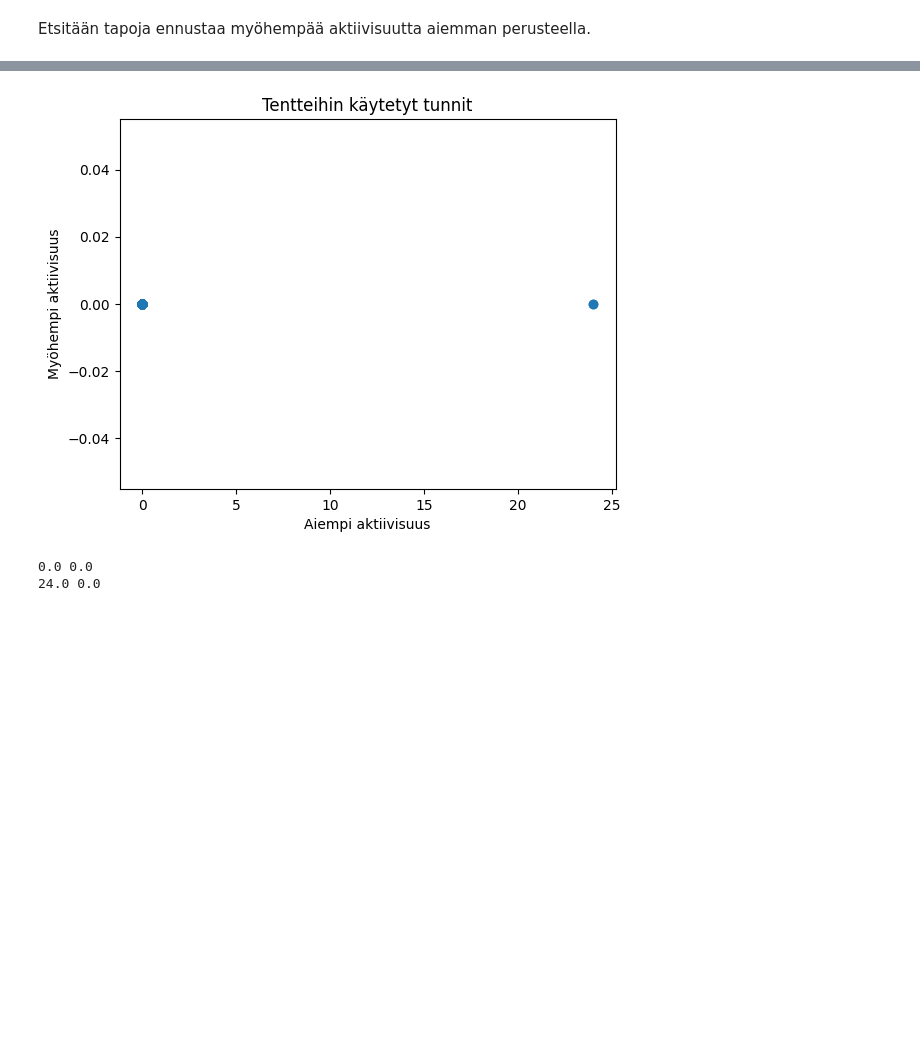
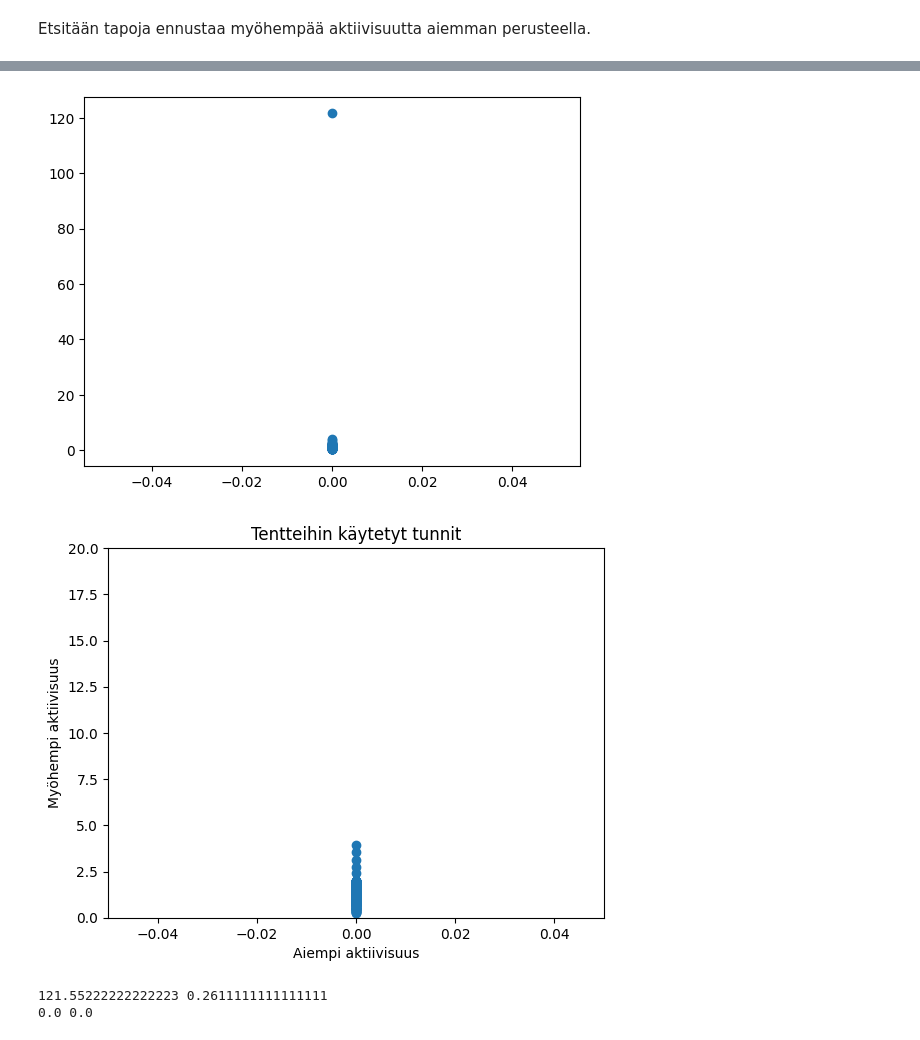
Before and after one commit to Colabres/moodle-analytics-pipeline, a Jupyter notebook: Data_exploraatioJT.ipynb, the cells around one changed output, grey strips where cells are left out. Cells and saved outputs as stored; diff of their text form; code cells hidden in the pictures; blank space fills up the shorter version.

```diff
--- a/Data_exploraatioJT.ipynb
+++ b/Data_exploraatioJT.ipynb
@@ -2,7 +2,7 @@
 import pandas as pd
 import numpy as np
 # %%
-logs = pd.read_csv("ALL_logs_kurssidata.csv")
+logs = pd.read_csv("ALL_logs_kurssidata.csv", sep=";")
 print(logs.columns)
 print(logs.head(6))
 print(logs.dtypes)
@@ -117,9 +173,11 @@ del descs
 Haetaan päivämäärät
 # %%
 from datetime import datetime, timedelta
-logs1["Aika"] = pd.to_datetime(logs1["Aika"], format="%d.%m.%Y")
+logs1["Aika"] = pd.to_datetime(logs1["Aika"], format="%d.%m.%Y, %H.%M.%S")
 print(logs1["Aika"].head(5))
-print(logs1["Aika"].max())
-print(logs1["Aika"].min())
-print((logs1["Aika"].max()-logs1["Aika"].min()).days)
+start = logs1["Aika"].min()
+end = logs1["Aika"].max()
+print(end)
+print(start)
+print((end-start).days)
 # %% [output]
@@ -167,22 +225,21 @@ print(earlyavgs.max(), earlyavgs.min())
 # %%
-activity = logs1[logs1["Kuvaus"].isin(["Tenttivastaus palautettu", "Palautus on lähetetty"])]
-neljannes = ((activity["Aika"].max()-activity["Aika"].min()))/4
-early = activity[activity["Aika"]-activity["Aika"].min() <= neljannes]
-later = activity[activity["Aika"]-activity["Aika"].min() > neljannes]
+activity = logs1[logs1["Tapahtuman nimi"].isin(["Tenttivastaus palautettu", "Palautus on lähetetty"])]
+early = activity[activity["Aika"]-start <= neljannes]
+later = activity[activity["Aika"]-start > neljannes]
 earlyavgs = np.empty(shape=0)
 lateravgs = np.empty(shape=0)
 for i in ids:
     sr = "The user with id '"+i
-    earlyactivity = len(early[early["Alkuperä"].str.startswith(sr) == True].index) + len(early[early["Unnamed: 6"].str.startswith(sr) == True].index)
-    lateractivity = len(later[later["Alkuperä"].str.startswith(sr) == True].index) + len(later[later["Unnamed: 6"].str.startswith(sr) == True].index)
+    earlyactivity = len(early[early["Kuvaus"].str.startswith(sr) == True].index)
+    lateractivity = len(later[later["Kuvaus"].str.startswith(sr) == True].index)
     earlyavgs = np.append(earlyavgs, earlyactivity/neljannes.days)
     lateravgs = np.append(lateravgs, lateractivity/(((activity["Aika"].max()-activity["Aika"].min())).days-neljannes.days))
 plt.scatter(earlyavgs, lateravgs)
 plt.show()
 plt.title("Palautus aktiivisuus per päivä")
-plt.xlim(0, 0.2)
+plt.xlim(0, 0.1)
 plt.xlabel("Aiempi aktiivisuus")
-plt.ylim(0, 0.2)
+plt.ylim(-2, 0)
 plt.ylabel("Myöhempi aktiivisuus")
 plt.scatter(earlyavgs, lateravgs)
 plt.show()
@@ -196,14 +253,14 @@ print(earlyavgs.max(), earlyavgs.min())
 # %%
-activity = logs1[logs1["Kuvaus"].isin(["Tenttivastaus palautettu", "Tenttiin vastaaminen aloitettu"])]
+activity = logs1[logs1["Tapahtuman nimi"].isin(["Tenttivastaus palautettu", "Tenttiin vastaaminen aloitettu"])]
 neljannes = ((activity["Aika"].max()-activity["Aika"].min()))/4
-early = activity[activity["Aika"]-activity["Aika"].min() <= neljannes]
-later = activity[activity["Aika"]-activity["Aika"].min() > neljannes]
+early = activity[activity["Aika"]-start <= neljannes]
+later = activity[activity["Aika"]-start > neljannes]
 earlyavgs = np.empty(shape=0)
 lateravgs = np.empty(shape=0)
 for i in ids:
     sr = "The user with id '"+i
-    earlyactivity = pd.concat([early[early["Alkuperä"].str.startswith(sr) == True], early[early["Unnamed: 6"].str.startswith(sr) == True]])
-    lateractivity = pd.concat([later[later["Alkuperä"].str.startswith(sr) == True], later[later["Unnamed: 6"].str.startswith(sr) == True]])
+    earlyactivity = pd.concat([early[early["Kuvaus"].str.startswith(sr) == True]])
+    lateractivity = pd.concat([later[later["Kuvaus"].str.startswith(sr) == True]])
     earlyactivity = earlyactivity.sort_values(by="Aika").to_numpy()
     lateractivity = lateractivity.sort_values(by="Aika").to_numpy()
 #    if len(earlyactivity) > 0:
@@ -215,37 +272,42 @@ for i in ids:
     start_time = None
     if len(earlyactivity) > 0:
         for l in earlyactivity:
-            if l[4] == "Tenttiin vastaaminen aloitettu":#Kuvaus
+            if l[3] == "Tenttiin vastaaminen aloitettu":#Tapahtuman nimi
                 if counter == 0:
                     start_time = l[0]
                 counter += 1
             else:
                 counter -= 1
                 if counter == 0:
                     total_time += (l[0]-start_time).total_seconds()/3600
                     start_time = None
     earlyavgs = np.append(earlyavgs, total_time)
     total_time = 0
     if len(lateractivity) > 0:
         for l in lateractivity:
-            if l[4] == "Tenttiin vastaaminen aloitettu":#Kuvaus
+            if l[3] == "Tenttiin vastaaminen aloitettu":#Tapahtuman nimi
                 if counter == 0:
                     start_time = l[0]
                 counter += 1
             else:
                 counter -= 1
                 if counter == 0:
                     total_time += (l[0]-start_time).total_seconds()/3600
                     start_time = None
     lateravgs = np.append(lateravgs, total_time)
+plt.scatter(earlyavgs, lateravgs)
+plt.show()
 plt.title("Tentteihin käytetyt tunnit")
 plt.xlabel("Aiempi aktiivisuus")
 plt.ylabel("Myöhempi aktiivisuus")
+plt.xlim(-0.05, 0.05)
+plt.ylim(0, 20)
 plt.scatter(earlyavgs, lateravgs)
 plt.show()
 print(lateravgs.max(), lateravgs.min())
 print(earlyavgs.max(), earlyavgs.min())
 # %% [output]
-[figure, old version]
+[figure, new version]
+[figure, added]
+121.55222222222223 0.2611111111111111
 0.0 0.0
-24.0 0.0
```
Also changed, not shown: parts of 8 cells of this notebook, 1 other file.
